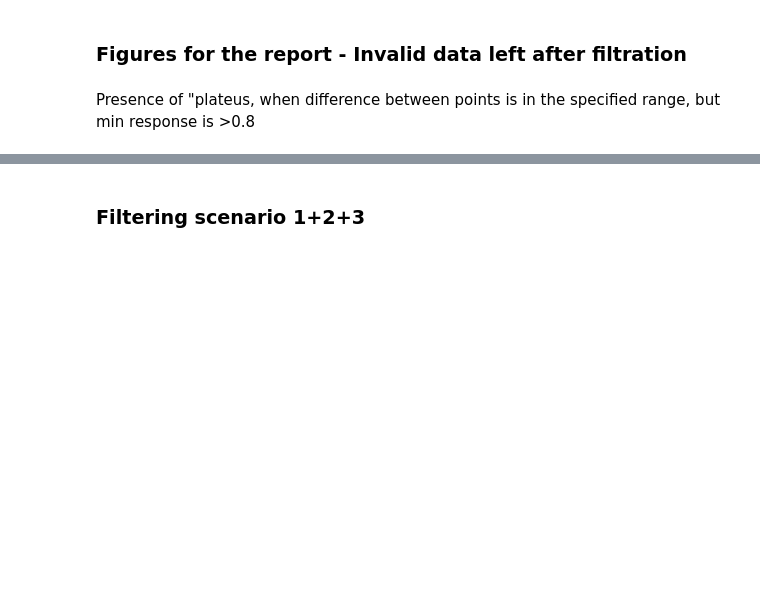
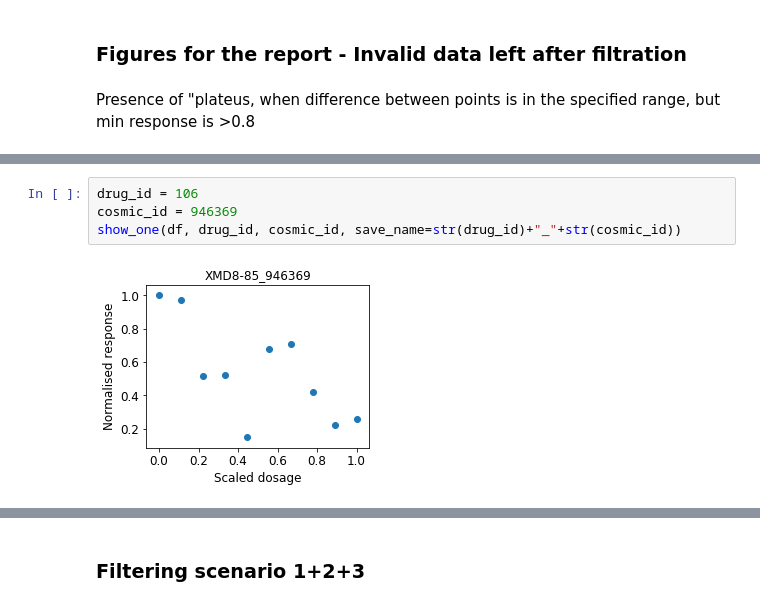
Before and after one commit to redskull37/DrugProfiles, a Jupyter notebook: 2_0_Filtering_drug_profiles_with_visualisation.ipynb, the cells around one changed output, grey strips where cells are left out. Drawn from its saved outputs; the diff is of its cells as text; blank space fills up the shorter version.

```diff
--- a/2_0_Filtering_drug_profiles_with_visualisation.ipynb
+++ b/2_0_Filtering_drug_profiles_with_visualisation.ipynb
@@ -237,0 +283,6 @@ plt.savefig(_FOLDER_2+"filt2_2.png", bbox_inches='tight')
+# %%
+drug_id = 106
+cosmic_id = 946369
+show_one(df, drug_id, cosmic_id, save_name=str(drug_id)+"_"+str(cosmic_id))
+# %% [output]
+[figure, added]
```
Also changed, not shown: parts of 51 cells of this notebook, 6 other files.
